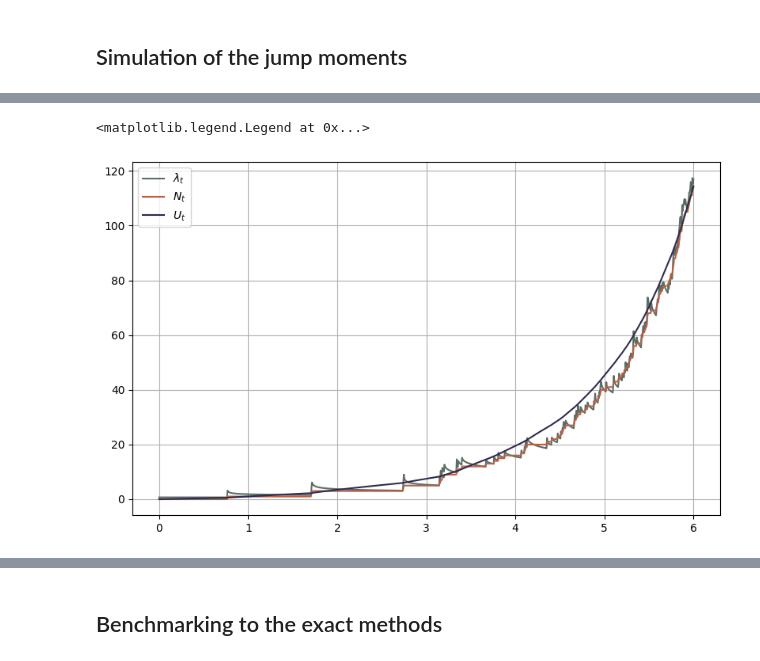
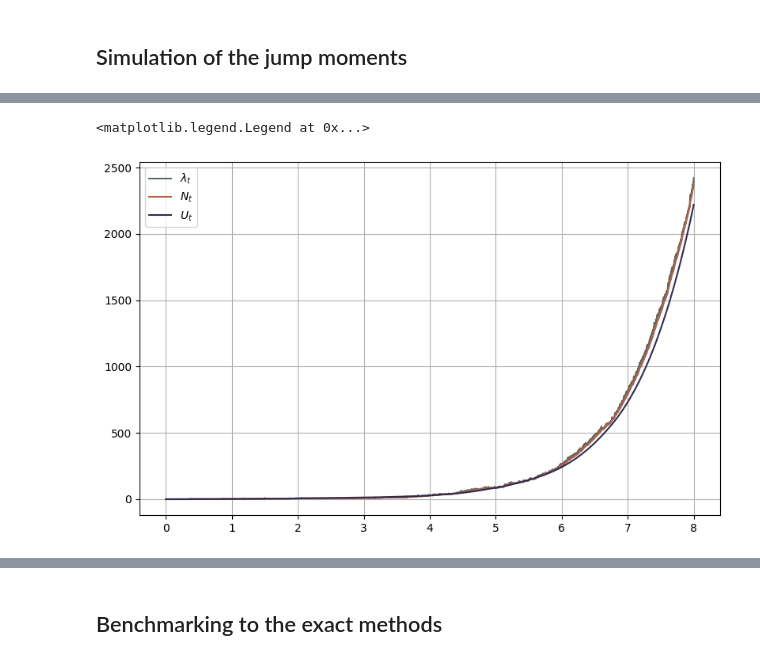
Before and after one commit to MrG1raffe/volterra_hawkes, a Jupyter notebook: notebooks/iVi_Hawkes_simulation.ipynb, the cells around one changed output, grey strips where cells are left out. Saved outputs shown, nothing was run; the diff lists cells and outputs as text; code cells hidden in the pictures.

Commit message:
Implement population approach to Hawkes simulation

```diff
--- a/notebooks/iVi_Hawkes_simulation.ipynb
+++ b/notebooks/iVi_Hawkes_simulation.ipynb
@@ -243,17 +240,19 @@ plt.show()
 [figure]
 # %% [markdown]
 ## Simulation of the jump moments
+# %%
+H = 0.3
+
+T = 8
+n_steps = 100
+n_paths = 1
+
+t_grid = np.linspace(0, T, n_steps + 1)
+
+rng = np.random.default_rng(seed=45)
+
+K = FractionalKernel(H=H, c=1)
+ivi_hawkes = IVIHawkesProcess(kernel=K, g0_bar=g0_bar_const, rng=rng, g0=g0_const)
 # %%
-H = 0.3
-
-T = 6
-n_steps = 1000
-n_paths = 10
-
-t_grid = np.linspace(0, T, n_steps + 1)
-
-rng = np.random.default_rng(seed=42)
-
-K = FractionalKernel(H=H, c=1)
-ivi_hawkes = IVIHawkesProcess(kernel=K, g0_bar=g0_bar_const, rng=rng, g0=g0_const)
+%%time
 N_jumps = ivi_hawkes.simulate_jump_moments(t_grid=t_grid, n_paths=n_paths)
@@ -260,12 +262,13 @@ N_jumps = ivi_hawkes.simulate_jump_moments(t_grid=t_grid, n_paths=n_paths)
 # %%
-idx = 1
+idx = 0
 
-plt.plot(t_grid, ivi_hawkes.lam_from_jumps(t_grid, N_jumps[idx]), label="$\lambda_t$")
-plt.plot(t_grid, ivi_hawkes.N_from_jumps(t_grid, N_jumps[idx]), label="$N_t$")
-plt.plot(t_grid, ivi_hawkes.U_from_jumps(t_grid, N_jumps[idx]), label="$U_t$")
+t_grid_fine = np.linspace(0, T, 10**4)
+plt.plot(t_grid_fine, ivi_hawkes.lam_from_jumps(t_grid_fine, N_jumps[idx]), label="$\lambda_t$")
+plt.plot(t_grid_fine, ivi_hawkes.N_from_jumps(t_grid_fine, N_jumps[idx]), label="$N_t$")
+plt.plot(t_grid_fine, ivi_hawkes.U_from_jumps(t_grid_fine, N_jumps[idx]), label="$U_t$")
 plt.legend()
 # %% [output]
 <matplotlib.legend.Legend at 0x...>
-[figure, old version]
+[figure, new version]
 # %%
 from scipy.stats import expon
```
Also changed, not shown: parts of 21 cells of this notebook, 4 other files.
